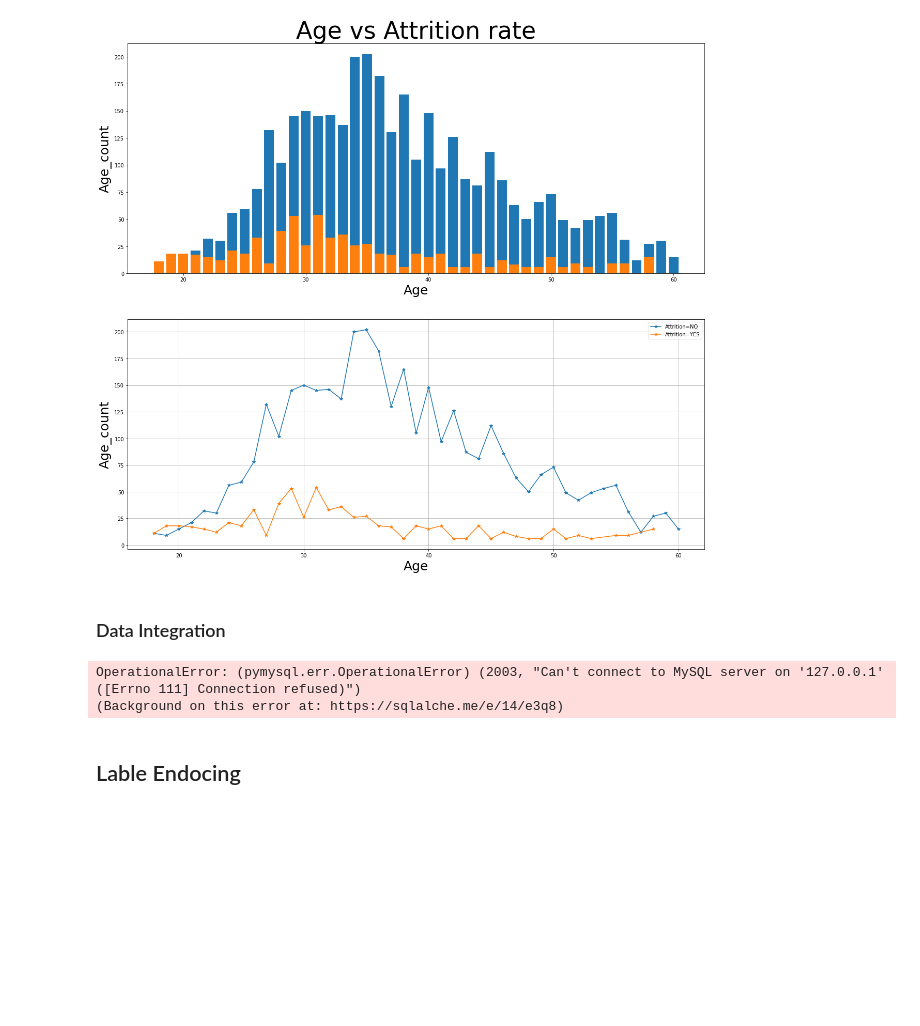
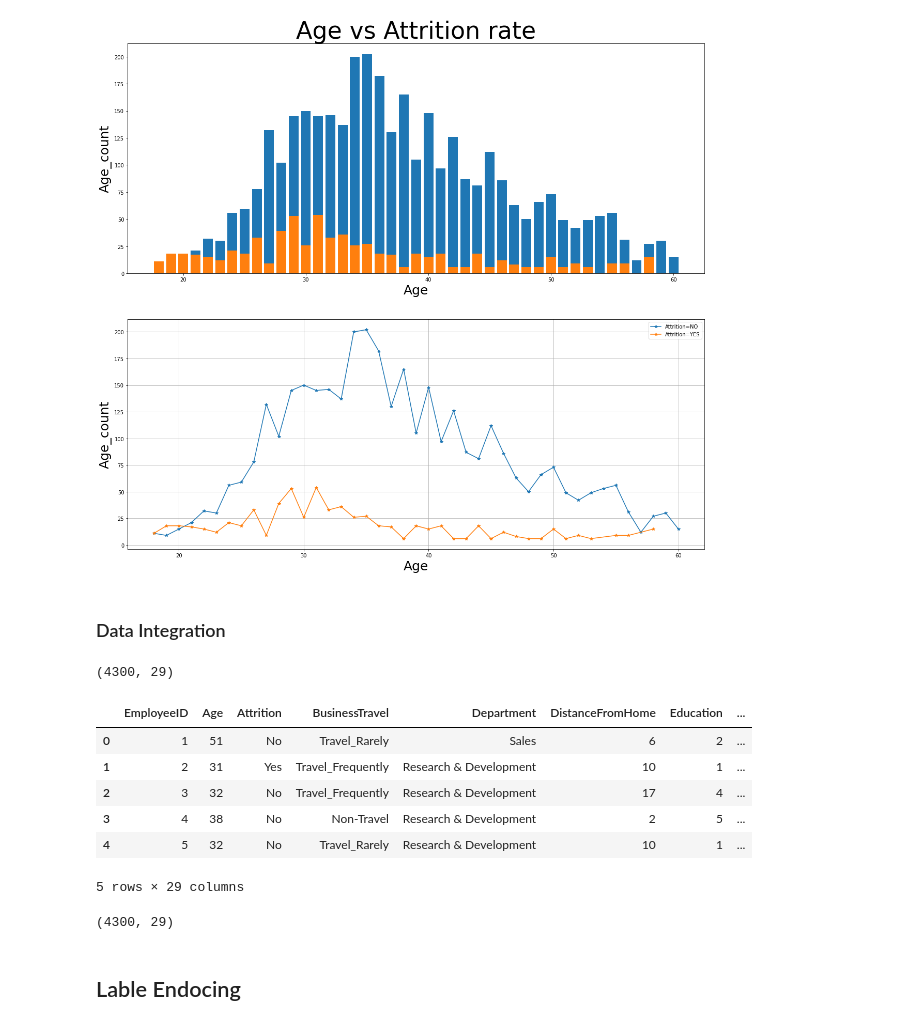
Before and after one commit to AyatoTanemura/aws-instance-dup, a Jupyter notebook: Iteration 4 pyspark.ipynb, the cells around one changed output. Drawn from its saved outputs; the diff is of its cells as text; code cells hidden in the pictures; blank space fills up the shorter version.

Commit message:
integrate dataframes

```diff
--- a/Iteration 4 pyspark.ipynb
+++ b/Iteration 4 pyspark.ipynb
@@ -462,52 +461,7 @@ plt.legend()
 [figure]
 # %% [markdown]
 ### Data Integration
-# %%
-# Data Integration
-# splitting dataframe by row index
-from sqlalchemy import create_engine
-import mysql.connector as mysql
-df_integ1 = pandas_df[['EmployeeID', 'Age', 'Attrition', 'BusinessTravel', 'Department',
-       'DistanceFromHome', 'Education', 'EducationField', 'EmployeeCount',
-       'Gender', 'JobLevel', 'JobRole', 'MaritalStatus', 'MonthlyIncome',
-       'NumCompaniesWorked', 'Over18', 'PercentSalaryHike', 'StandardHours',
-       'StockOptionLevel']].copy()
-
-df_integ2 = pandas_df[['EmployeeID', 'TotalWorkingYears', 'TrainingTimesLastYear',
-       'YearsAtCompany', 'YearsSinceLastPromotion', 'YearsWithCurrManager',
-       'EnvironmentSatisfaction', 'JobSatisfaction', 'WorkLifeBalance',
-       'JobInvolvement', 'PerformanceRating']].copy()
-
-hostname = "127.0.0.1"
-dbname = "infosys722"
-uname = "root"
-pwd = "123456"
-
-# Create SQLAlchemy engine to connect to MySQL Database
-engine = create_engine("mysql+pymysql://{user}:{pw}@{host}/{db}"
-				.format(host=hostname, db=dbname, user=uname, pw=pwd))
-
-# Convert dataframe to sql table
-df_integ1.to_sql('df_integ1', engine, index=False)
-# Convert dataframe to sql table
-df_integ2.to_sql('df_integ2', engine, index=False)
-
-engine.dispose()
-
-# Join two table in python using Mysql
-try:
-    mydb = mysql.connect(host=hostname, database = dbname ,user=uname,
-                              passwd=pwd,use_pure=True)
-    query = "Select * from df_integ1 Join df_integ2 on df_integ1.EmployeeID = df_integ2.EmployeeID;"
-    result_dataFrame = pd.read_sql(query,mydb)
-    mydb.close() #close the connection
-except Exception as e:
-    mydb.close()
-    print(str(e))
-
-result_dataFrame.head()
-result_dataFrame.shape
-result_dataFrame.columns
-# %% [output]
-OperationalError: (pymysql.err.OperationalError) (2003, "Can't connect to MySQL server on '127.0.0.1' ([Errno 111] Connection refused)")
-(Background on this error at: https://sqlalche.me/e/14/e3q8)
+# %%
+pandas_df.shape
+# %% [output]
+(4300, 29)
@@ -514,3 +479,18 @@ OperationalError: (pymysql.err.OperationalError) (2003, "Can't connect to MySQL
+# %%
+df_integ = df_integ1.join(df_integ2.set_index('EmployeeID'), on = 'EmployeeID')
+df_integ.head()
+# %% [output]
+|  | EmployeeID | Age | Attrition | BusinessTravel | Department | DistanceFromHome | Education | ... |
+| 0 | 1 | 51 | No | Travel_Rarely | Sales | 6 | 2 | ... |
+| 1 | 2 | 31 | Yes | Travel_Frequently | Research & Development | 10 | 1 | ... |
+| 2 | 3 | 32 | No | Travel_Frequently | Research & Development | 17 | 4 | ... |
+| 3 | 4 | 38 | No | Non-Travel | Research & Development | 2 | 5 | ... |
+| 4 | 5 | 32 | No | Travel_Rarely | Research & Development | 10 | 1 | ... |
+5 rows × 29 columns
+# %%
+df_integ.shape
+# %% [output]
+(4300, 29)
 # %% [markdown]
 ## Lable Endocing
 # %%
```
Also changed, not shown: parts of 12 cells of this notebook, 1 other file.
